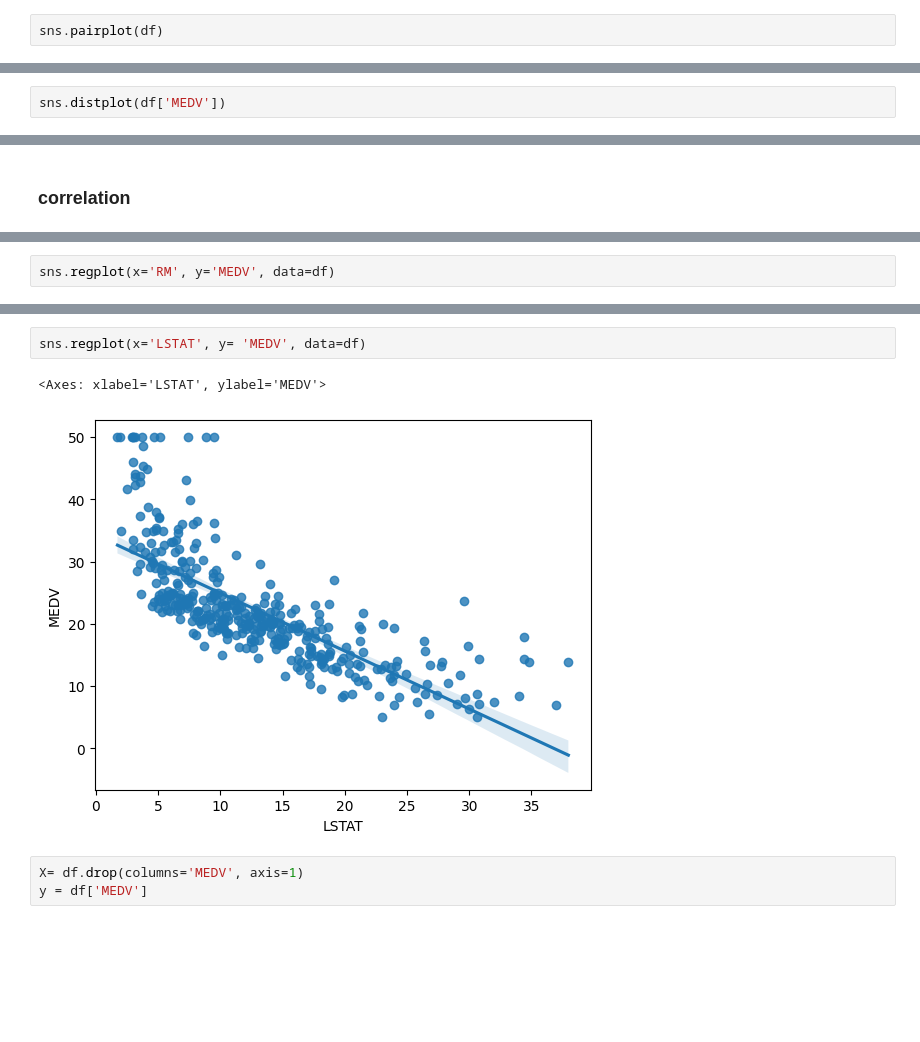
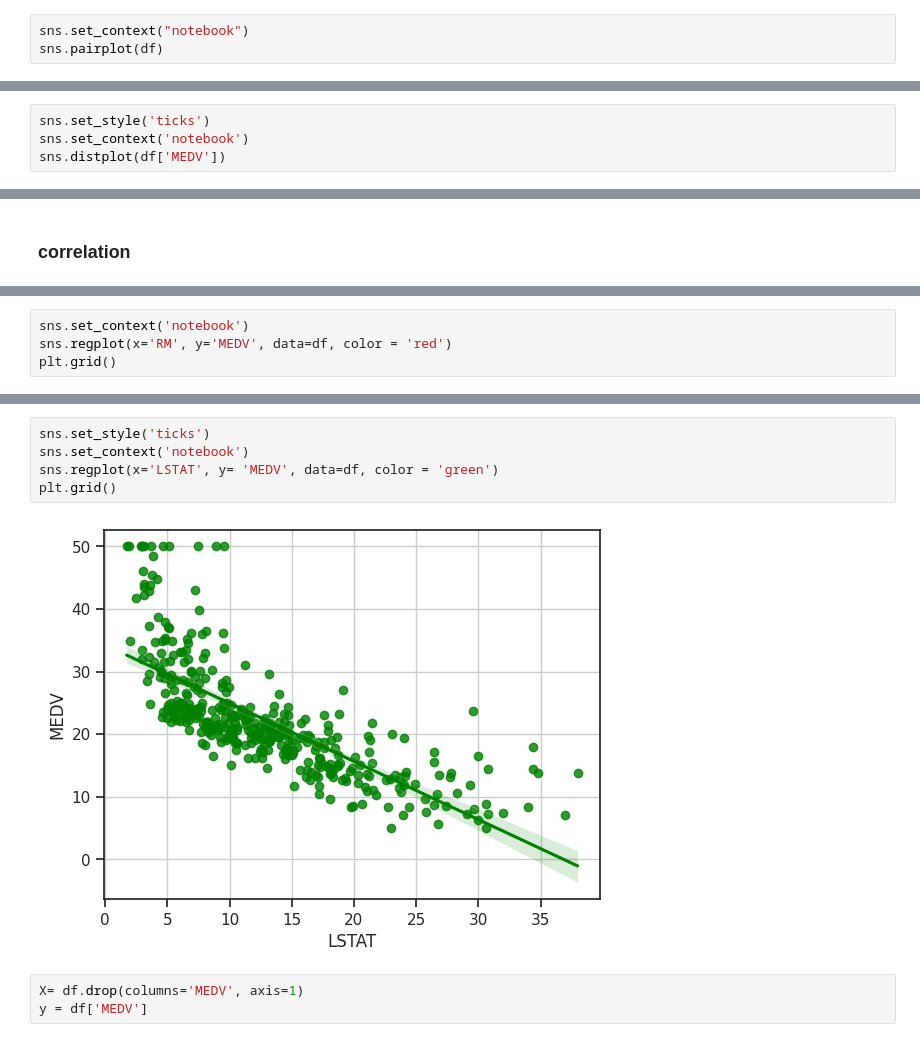
Before and after one commit to chandrahashkumar/Machine_Learning, a Jupyter notebook: Lab/MLLAB04.ipynb, the cells around one changed output, grey strips where cells are left out. Cells and saved outputs as stored; diff of their text form; blank space fills up the shorter version.

```diff
--- a/Lab/MLLAB04.ipynb
+++ b/Lab/MLLAB04.ipynb
@@ -145,6 +145,7 @@ df.describe()
 # %% [markdown]
 ### Exploratory data Analysis
 # %%
+sns.set_context("notebook")
 sns.pairplot(df)
 # %% [output]
 <seaborn.axisgrid.PairGrid at 0x...>
@@ -152,3 +155,5 @@ sns.pairplot(df)
 # %%
+sns.set_style('ticks')
+sns.set_context('notebook')
 sns.distplot(df['MEDV'])
 # %% [output]
@@ -165,3 +181,5 @@ sns.heatmap(df.corr(), annot=True)
 # %%
-sns.regplot(x='RM', y='MEDV', data=df)
+sns.set_context('notebook')
+sns.regplot(x='RM', y='MEDV', data=df, color = 'red')
+plt.grid()
 # %% [output]
@@ -170,8 +187,10 @@ sns.regplot(x='RM', y='MEDV', data=df)
 # %%
-sns.regplot(x='LSTAT', y= 'MEDV', data=df)
+sns.set_style('ticks')
+sns.set_context('notebook')
+sns.regplot(x='LSTAT', y= 'MEDV', data=df, color = 'green')
+plt.grid()
 # %% [output]
-<Axes: xlabel='LSTAT', ylabel='MEDV'>
-[figure, old version]
+[figure, new version]
 # %%
 X= df.drop(columns='MEDV', axis=1)
 y = df['MEDV']
```
Also changed, not shown: parts of 8 cells of this notebook.
